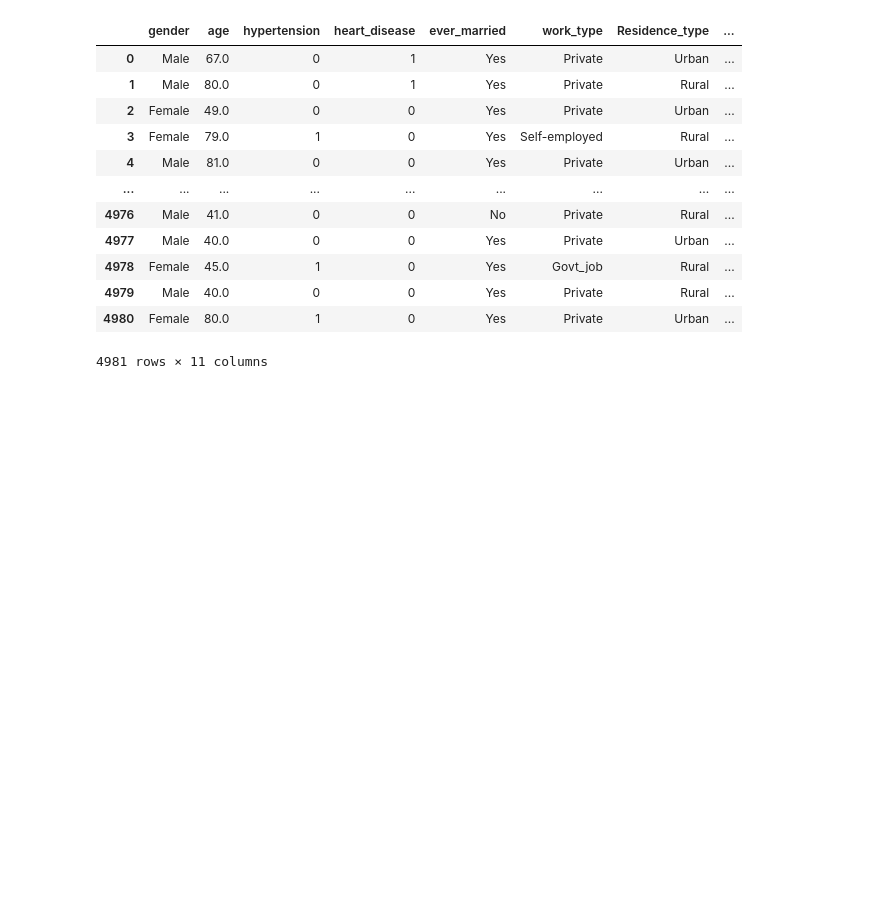
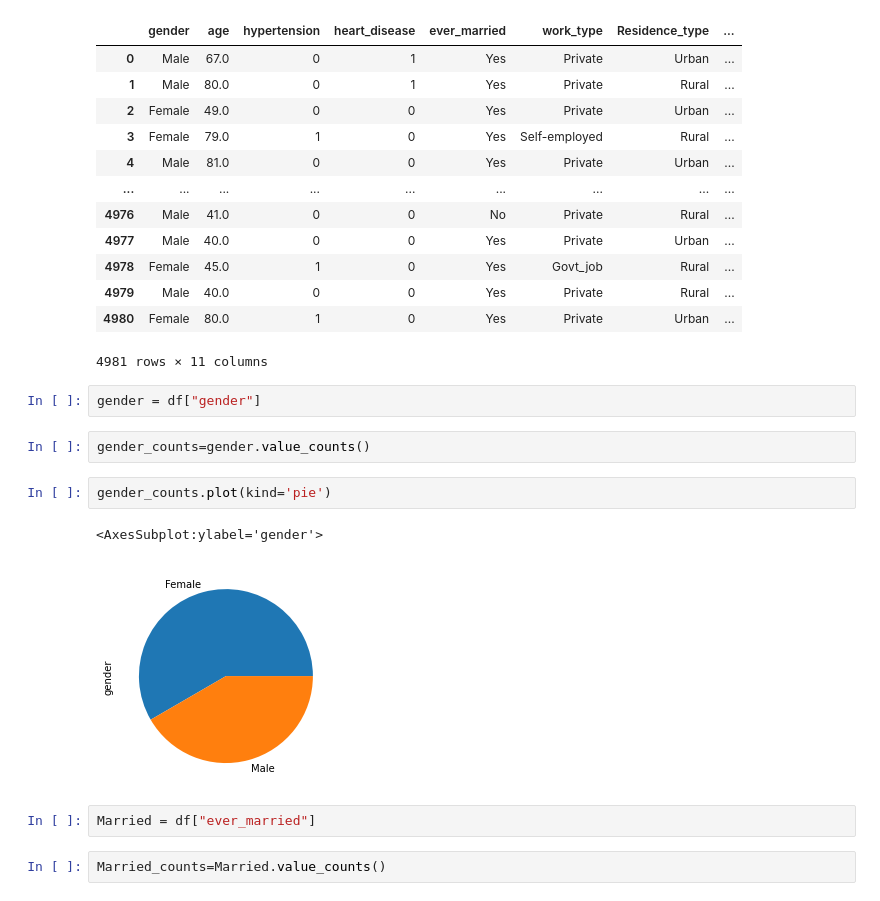
Before and after one commit to Japu90/Data-analytiikkaPortfolio, a Jupyter notebook: Brain Stroke Dataset.ipynb, the cells around one changed output. Cells and saved outputs as stored; diff of their text form; blank space fills up the shorter version.

Commit message:
Update Brain Stroke Dataset.ipynb
plots added

```diff
--- a/Brain Stroke Dataset.ipynb
+++ b/Brain Stroke Dataset.ipynb
@@ -21,3 +21,16 @@ df
 | 4979 | Male | 40.0 | 0 | 0 | Yes | Private | Rural | ... |
 | 4980 | Female | 80.0 | 1 | 0 | Yes | Private | Urban | ... |
 4981 rows × 11 columns
+# %%
+gender = df["gender"]
+# %%
+gender_counts=gender.value_counts()
+# %%
+gender_counts.plot(kind='pie')
+# %% [output]
+<AxesSubplot:ylabel='gender'>
+[figure, added]
+# %%
+Married = df["ever_married"]
+# %%
+Married_counts=Married.value_counts()
```
Also changed, not shown: parts of 5 cells of this notebook.
